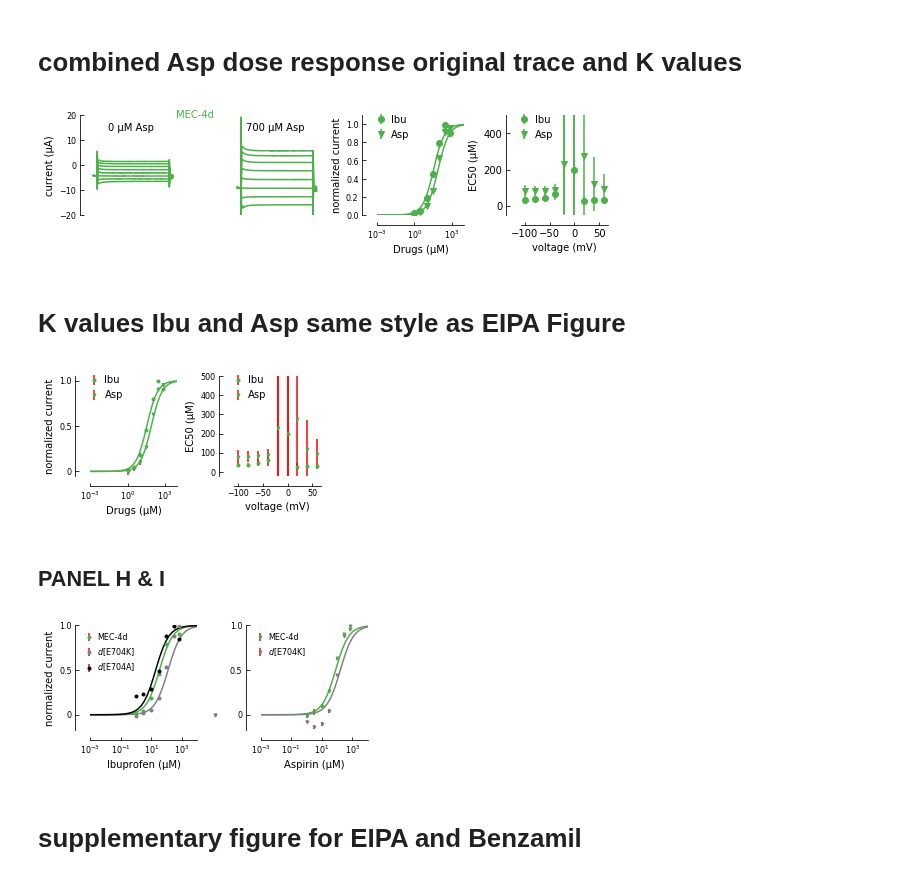
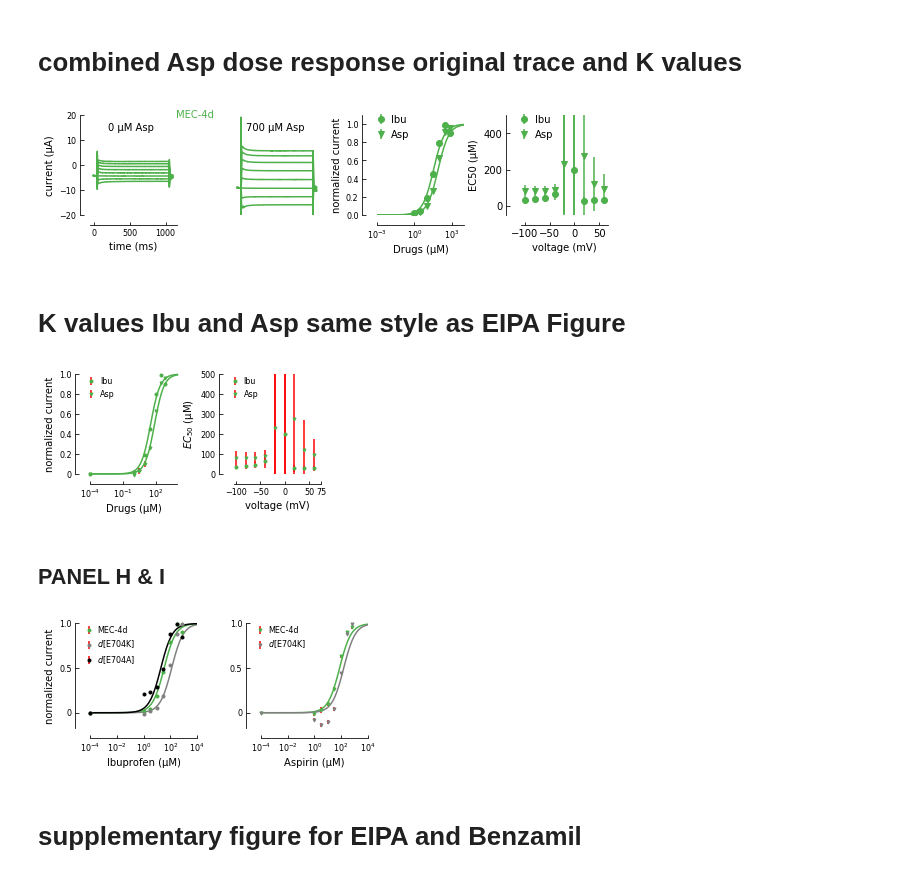
Before and after one commit to sfechner/JupyterNotebooksDEGENaCPharm, a Jupyter notebook: DoseResponseDATA.ipynb, the cells around one changed output. Cells and saved outputs as stored; diff of their text form; code cells hidden in the pictures.

```diff
--- a/DoseResponseDATA.ipynb
+++ b/DoseResponseDATA.ipynb
@@ -1300,8 +1300,8 @@ ax1.tick_params(axis='both', which='major', labelsize=AxisTickLabelSize)
 
 ax1.set_xlabel('time (ms)',fontsize=AxisLabelSize)
 ax1.set_ylabel('current (µA)',fontsize=AxisLabelSize)
-ax1.spines['bottom'].set_visible(False)
-ax1.xaxis.set_visible(False)
+#ax1.spines['bottom'].set_visible(False)
+#ax1.xaxis.set_visible(False)
 
 ##### ax2
 ax2.set_ylim([-20, 20])
@@ -1468,7 +1468,7 @@ plt.gcf().subplots_adjust(bottom=0.25, left=0.1,hspace=0.6, wspace=0.65)
 
 plt.savefig(filedirManuscript+"Fig4-M4-OriginalTraces_Kvalues-IBU-ASP"+'.pdf')
 # %% [output]
-[figure, old version]
+[figure, new version]
 # %% [markdown]
 # K values Ibu and Asp same style as EIPA Figure
 # %%
@@ -1482,9 +1482,7 @@ plt.xscale('log')
 ax6 = plt.subplot(1,4,2)
 
 
-ylimDose = [-0.05, 1.05]
-
-
+ylimDose = [0, 1]
 
 ## add Km plot
 ####
@@ -1494,7 +1492,8 @@ ax6.errorbar(KmAsp['Voltages'],KmAsp['mg419-Mean-Km-Asp'], yerr=KmAsp['mg419-SD-
 #ax3.errorbar(KmIbu['Voltages'][0:3],KmIbu['mg419-Mean-Km-Ibu'][0:3], yerr=KmIbu['mg419-SD-Km-Ibu'][0:3], fmt='o', color = 'black')
 #ax3.errorbar(KmIbu['Voltages'][5:9],KmIbu['mg419-Mean-Km-Ibu'][5:9], yerr=KmIbu['mg419-SD-Km-Ibu'][5:9], fmt='o', color = 'black')
 #ax3.set_xlim([0.0000001, 10000])
-ax6.set_ylim([-20,500])
+ax6.set_ylim([0,500])
+ax6.set_xlim([-104,75])
 #spines
 ax6.spines['right'].set_visible(False)
 ax6.spines['top'].set_visible(False)
@@ -1506,19 +1505,19 @@ ax6.spines['top'].set_position(('axes',5))
 ax6.get_yaxis().set_tick_params(direction='in')
 ax6.get_xaxis().set_tick_params(direction='in')
 ax6.set_xlabel('voltage (mV)',fontsize=AxisLabelSize)
-ax6.set_ylabel('EC50 (µM)',fontsize=AxisLabelSize)
-ax6.set_xticks([-100,-50,0, 50])
+ax6.set_ylabel('$\it{EC}$$_{50}$ (µM)',fontsize=AxisLabelSize)
+ax6.set_xticks([-100,-50,0, 50,75])
 ax6.legend()
-ax6.legend(frameon=False,loc='upper center', bbox_to_anchor=(0.15, 1.10),handletextpad=0.05)
-ax6.tick_params(axis='both', which='major', labelsize=AxisTickLabelSize)
+ax6.tick_params(axis='both', which='major', labelsize=AxisTickLabelSize) #
+ax6.legend(frameon=False,loc='upper center', bbox_to_anchor=(0.1, 1.05),handletextpad=0.05,fontsize=AxisLegendSize)
 
 #add Data and error bars
-ax5.errorbar(mg419_Ibu_Min100['concMicroMolar'],mg419_Ibu_Min100['Avg-mg419-Ibu-Min100'], yerr=mg419_Ibu_Min100['SEM-mg419-Ibu-Min100'], fmt='o', color = colorsSINGLES[0], label= 'Ibu',markersize=SizeOfMarker,ecolor=ErrorColor)
-ax5.errorbar(mg419_Asp_Min100['concMicroMolar'],mg419_Asp_Min100['Avg-mg419-Asp-Min100'], yerr=mg419_Asp_Min100['SEM-mg419-Asp-Min100'], fmt='v', color = colorsSINGLES[0], label= 'Asp',markersize=SizeOfMarker,ecolor=ErrorColor)
+ax5.errorbar(mg419_Ibu_Min100['concMicroMolar'],mg419_Ibu_Min100['Avg-mg419-Ibu-Min100'], yerr=mg419_Ibu_Min100['SEM-mg419-Ibu-Min100'], fmt='o', color = colorsSINGLES[0], label= 'Ibu',markersize=SizeOfMarker,ecolor=ErrorColor,clip_on=False)
+ax5.errorbar(mg419_Asp_Min100['concMicroMolar'],mg419_Asp_Min100['Avg-mg419-Asp-Min100'], yerr=mg419_Asp_Min100['SEM-mg419-Asp-Min100'], fmt='v', color = colorsSINGLES[0], label= 'Asp',markersize=SizeOfMarker,ecolor=ErrorColor,clip_on=False)
 #ax5.errorbar(mg419_Diclo_Min100['concMicroMolar'],mg419_Diclo_Min100['Avg-mg419-Diclo-Min100'], yerr=mg419_Diclo_Min100['SEM-mg419-Diclo-Min100'], fmt='o', color = 'magenta')
 #plt.scatter(mg419_Ibu_Min100['concMicroMolar'],mg419_Ibu_Min100['Avg-mg419-Ibu-Min100'], color = 'black')
 
-ax5.set_xlim([0.001, 10000])
+ax5.set_xlim([0.0001, 10000])
 ax5.set_ylim(ylimDose)
 #spines
 ax5.spines['right'].set_visible(False)
@@ -1535,8 +1534,9 @@ ax5.tick_params(axis='both', which='major', labelsize=AxisTickLabelSize)
 ax5.set_xlabel('Drugs (µM)',fontsize=AxisLabelSize)
 ax5.set_ylabel('normalized current',fontsize=AxisLabelSize)
 ax5.legend()
-ax5.legend(frameon=False,loc='upper center', bbox_to_anchor=(0.15, 1.10),handletextpad=0.05)
 ax5.tick_params(axis='both', which='major', labelsize=AxisTickLabelSize)
+ax5.legend(frameon=False,loc='upper center', bbox_to_anchor=(0.1, 1.05),handletextpad=0.05,fontsize=AxisLegendSize)
+#### plot 6
 #ax.legend(loc='upper center', bbox_to_anchor=(0.5, 1.00), shadow=True, ncol=2)
 #ax5.set_title("add legend drugs")
 #a21.set_title('bla',size=18)
@@ -1548,7 +1548,7 @@ ax5.tick_params(axis='both', which='major', labelsize=AxisTickLabelSize)
 #plt.xlabel('DEG/ENaC/ASIC subunits', fontsize=14)
 
 #set axis
-ax5.set_yticks([0,0.5,1])
+#ax5.set_yticks([0,0.5,1])
 #set axis label 0 and not 0.00
 plt.draw()      # Note, this line is important
 labels = [l.get_text() for l in ax5.get_yticklabels()]
@@ -1561,7 +1561,7 @@ ax5.set_yticklabels(labels)
 def Hill(x, Imax, n, Km):
     return  Imax * np.power(x, n) / (np.power(Km, n) + np.power(x, n))
 
-xModel = np.logspace(-6, 4) #same for all
+xModel = np.logspace(-4, 4) #same for all
 
 #### Mean Hill values calulated at -100 mV
 MeanHillmg419Ibu = np.array([1,  1, KmIbu['mg419-Mean-Km-Ibu'][0]]) # [n,Imax,Km]
@@ -1587,8 +1587,8 @@ y_mg602Asp = Hill(xModel, *MeanHillmg602Asp)
 # MeanHillmg602Diclo = np.array([1,  1, KmDiclo['mg602-Mean-Km-Diclo'][0]]) # [n,Imax,Km]
 # y_mg602Diclo = Hill(xModel, *MeanHillmg602Diclo)
 
-ax5.plot(xModel, y_mg419Ibu, color = colorsSINGLES[0])
-ax5.plot(xModel, y_mg419Asp, color = colorsSINGLES[0])
+ax5.plot(xModel, y_mg419Ibu, color = colorsSINGLES[0],clip_on=False)
+ax5.plot(xModel, y_mg419Asp, color = colorsSINGLES[0],clip_on=False)
 #ax5.plot(xModel, y_mg419Diclo, "magenta")
 ####
 
@@ -1602,35 +1602,35 @@ plt.gcf().subplots_adjust(bottom=0.25, left=0.1,hspace=0.6, wspace=0.65)
 #### add Hill Equations to plot
 #def func(x, Imax, n, Km): # Hill sigmoidal equation from zunzun.com
 def Hill(x, Imax, n, Km):
     return  Imax * np.power(x, n) / (np.power(Km, n) + np.power(x, n))
 
 #HILLBLOCK
 def Hillblock(xb, Imaxb, nb, Kmb):
     return  Imaxb * np.power(Kmb, nb) / (np.power(Kmb, nb) + np.power(xb, nb))
 
 xModel = np.logspace(-6, 4) #same for all
 
 #### Mean Hill values calulated at -60 mV
 MeanHillmg419EIPA = np.array([1,  1, KmEIPAmg419['mg419-Mean-Km-EIPA'][0]]) # [n,Imax,Km]
 y_mg419EIPA = Hillblock(xModel, *MeanHillmg419EIPA) #use fittedParameters or initialParameters(or others preciously calculated)
 ####
 
 
 
 ### Individual curves
-ax3.plot(xModel, y_mg419EIPA, color = colorsSINGLES[0])
+ax3.plot(xModel, y_mg419EIPA, color = colorsSINGLES[0],)
 
 
 
 
 
 plt.gcf().subplots_adjust(bottom=0.25, left=0.1,hspace=0.6, wspace=0.65)
 
 
 
 plt.savefig(filedirManuscript+"Fig4-M4-Kvalues-IBU-ASP"+'.pdf')
 # %% [output]
-[figure, old version]
+[figure, new version]
 # %% [markdown]
 ## PANEL H & I
 # %%
@@ -1665,13 +1665,13 @@ ylimDose = [-0.17, 1]
 AxisTickLabelSize = 8
 
 ####
-ax7.errorbar(mg419_Ibu_Min100['concMicroMolar'],mg419_Ibu_Min100['Avg-mg419-Ibu-Min100'], yerr=mg419_Ibu_Min100['SEM-mg419-Ibu-Min100'], fmt='o', color = colorsSINGLES[0], markersize=SizeOfMarker,label= 'MEC-4d',ecolor=ErrorColor,)#
-ax7.errorbar(mg602_Ibu_Min100['concMicroMolar'],mg602_Ibu_Min100['Avg-mg602-Ibu-Min100'], yerr=mg602_Ibu_Min100['SEM-mg602-Ibu-Min100'], fmt='o', color = 'grey',markersize=SizeOfMarker, label= '$\it{d}$[E704K]',ecolor=ErrorColor,)
-ax7.errorbar(mg687_Ibu_Min100['concMicroMolar'],mg687_Ibu_Min100['Avg-mg687-Ibu-Min100'], yerr=mg687_Ibu_Min100['SEM-mg687-Ibu-Min100'], fmt='o', color = 'black',markersize=SizeOfMarker,label= '$\it{d}$[E704A]',ecolor=ErrorColor,)
+ax7.errorbar(mg419_Ibu_Min100['concMicroMolar'],mg419_Ibu_Min100['Avg-mg419-Ibu-Min100'], yerr=mg419_Ibu_Min100['SEM-mg419-Ibu-Min100'], fmt='o', color = colorsSINGLES[0], markersize=SizeOfMarker,label= 'MEC-4d',ecolor=ErrorColor,clip_on=False)#
+ax7.errorbar(mg602_Ibu_Min100['concMicroMolar'],mg602_Ibu_Min100['Avg-mg602-Ibu-Min100'], yerr=mg602_Ibu_Min100['SEM-mg602-Ibu-Min100'], fmt='o', color = 'grey',markersize=SizeOfMarker, label= '$\it{d}$[E704K]',ecolor=ErrorColor,clip_on=False)
+ax7.errorbar(mg687_Ibu_Min100['concMicroMolar'],mg687_Ibu_Min100['Avg-mg687-Ibu-Min100'], yerr=mg687_Ibu_Min100['SEM-mg687-Ibu-Min100'], fmt='o', color = 'black',markersize=SizeOfMarker,label= '$\it{d}$[E704A]',ecolor=ErrorColor,clip_on=False)
 
 
 
-ax7.set_xlim([0.001, 10000])
+ax7.set_xlim([0.0001, 10000])
 ax7.set_ylim(ylimDose)
 #spines
 ax7.spines['right'].set_visible(False)
@@ -1688,7 +1688,7 @@ ax7.set_xlabel('Ibuprofen (µM)',fontsize=AxisLabelSize)
 ax7.set_ylabel('normalized current',fontsize=AxisLabelSize)
 #ax7.set_title("add legend mutants")
 ax7.legend()
-ax7.legend(frameon=False,loc='upper center', bbox_to_anchor=(0.17, 1),handletextpad=0.05,fontsize=AxisLegendSize)
+ax7.legend(frameon=False,loc='upper center', bbox_to_anchor=(0.17, 1.05),handletextpad=0.05,fontsize=AxisLegendSize)
 ax7.tick_params(axis='both', which='major', labelsize=AxisTickLabelSize)
 
 # ax7.text(-2.4, -2.35,'normalized Current',fontsize=AxisLabelSize)# 'I(before) and I(drug)\n (µA) at -85 mV',fontsize=10,rotation=90,ha='center')
@@ -1699,7 +1699,7 @@ ax8.errorbar(mg419_Asp_Min100['concMicroMolar'],mg419_Asp_Min100['Avg-mg419-Asp-
 ax8.errorbar(mg602_Asp_Min100['concMicroMolar'],mg602_Asp_Min100['Avg-mg602-Asp-Min100'], yerr=mg602_Asp_Min100['SEM-mg602-Asp-Min100'], fmt='v', color = 'grey',markersize=SizeOfMarker, label= '$\it{d}$[E704K]',ecolor=ErrorColor,clip_on=False)
 
 
-ax8.set_xlim([0.001, 10000])
+ax8.set_xlim([0.0001, 10000])
 ax8.set_ylim(ylimDose)
 #spines
 ax8.spines['right'].set_visible(False)
@@ -1713,7 +1713,7 @@ ax8.get_yaxis().set_tick_params(direction='in')
 ax8.get_xaxis().set_tick_params(direction='in')
 ax8.set_xlabel('Aspirin (µM)',fontsize=AxisLabelSize)
 #ax8.set_ylabel('I norm (I/Imax)',fontsize=12)
-ax8.legend(frameon=False,loc='upper center', bbox_to_anchor=(0.17, 1),handletextpad=0.05,fontsize=AxisLegendSize)
+ax8.legend(frameon=False,loc='upper center', bbox_to_anchor=(0.17, 1.05),handletextpad=0.05,fontsize=AxisLegendSize)
 #### plot 6
 ax8.tick_params(axis='both', which='major', labelsize=AxisTickLabelSize)
 
@@ -1739,7 +1739,7 @@ ax8.set_yticklabels(labels)
 def Hill(x, Imax, n, Km):
     return  Imax * np.power(x, n) / (np.power(Km, n) + np.power(x, n))
 
-xModel = np.logspace(-6, 4) #same for all
+xModel = np.logspace(-4, 4) #same for all
 
 #### Mean Hill values calulated at -100 mV
 MeanHillmg419Ibu = np.array([1,  1, KmIbu['mg419-Mean-Km-Ibu'][0]]) # [n,Imax,Km]
@@ -1774,7 +1774,7 @@ plt.gcf().subplots_adjust(bottom=0.3, left=0.2,hspace=0.5, wspace=0.6)
 
 plt.savefig(filedirManuscript+"Fig6-DoseResponseMUTANTS"+'.pdf')
 # %% [output]
-[figure, old version]
+[figure, new version]
 # %% [markdown]
 # supplementary figure for EIPA and Benzamil
 # %% [markdown]
```
Also changed, not shown: parts of 7 cells of this notebook, 3 other files.
